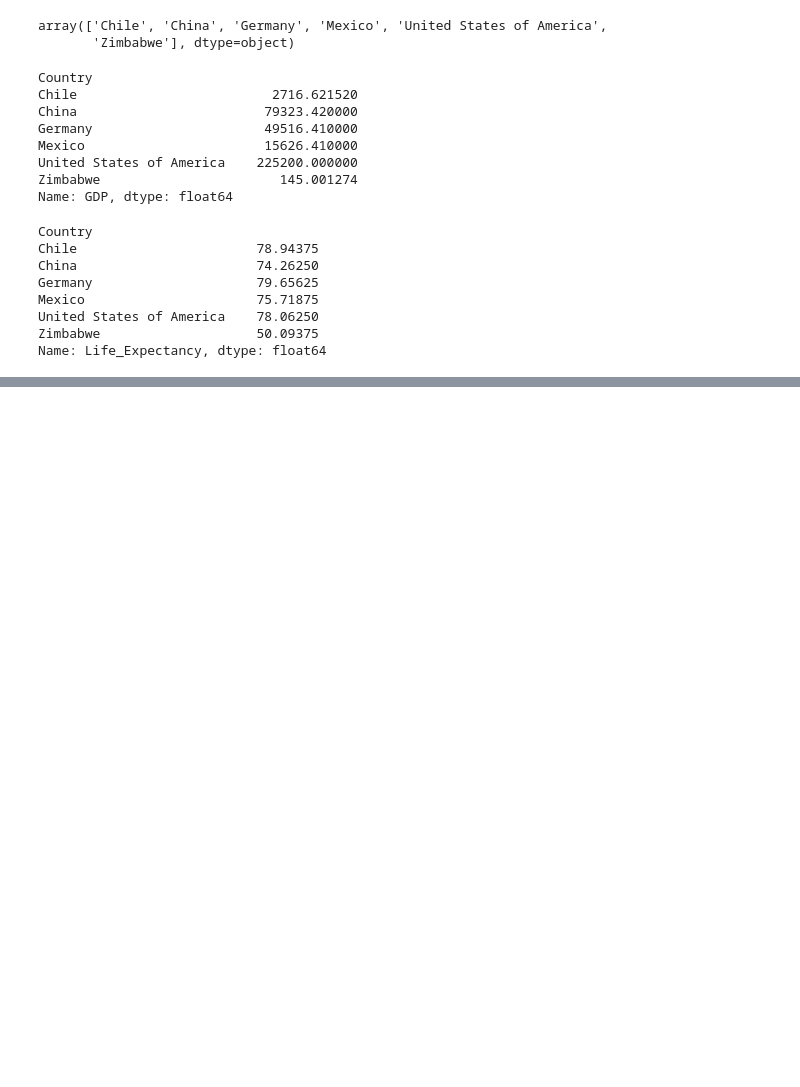
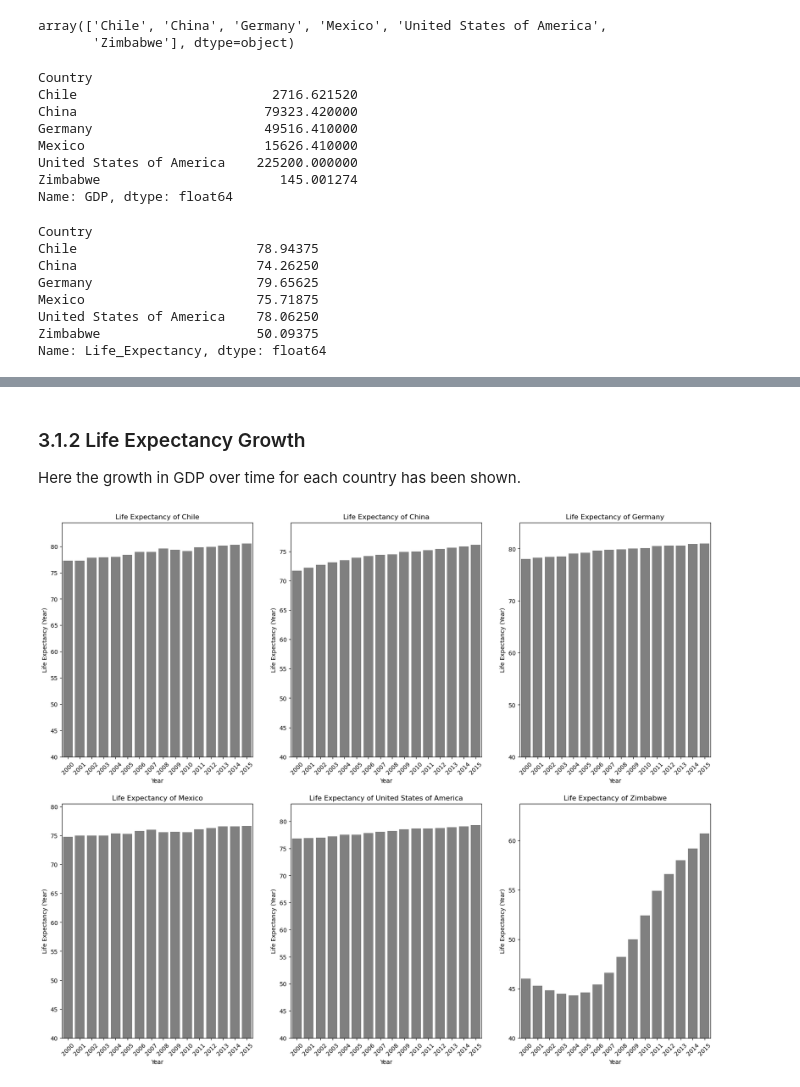
Before and after one commit to taharat-amin/life_expectancy_and_gdp_analysis, a Jupyter notebook: life_expectancy_gdp.ipynb, the cells around one changed output, grey strips where cells are left out. Saved outputs shown, nothing was run; the diff lists cells and outputs as text; code cells hidden in the pictures; blank space fills up the shorter version.

```diff
--- a/life_expectancy_gdp.ipynb
+++ b/life_expectancy_gdp.ipynb
@@ -99,0 +136,20 @@ Name: Life_Expectancy, dtype: float64
+# %% [markdown]
+### 3.1.2 Life Expectancy Growth
+
+Here the growth in GDP over time for each country has been shown.
+# %%
+plt.figure(figsize=(20, 16))
+countries = data['Country'].unique()
+for i in range(0, 6):
+    country = countries[i]
+    plt.subplot(2, 3, i+1)
+    sns.barplot(data=data[data['Country'] == country], x='Year', y='Life_Expectancy', color='grey')
+    plt.title(f'Life Expectancy of {country}')
+    plt.xlabel('Year')
+    plt.ylabel('Life Expectancy (Year)')
+    plt.ylim(40, None)
+    plt.xticks(rotation=45)
+
+plt.savefig('life_growth')
+# %% [output]
+[figure, added]
```
Also changed, not shown: parts of 12 cells of this notebook, 2 other files.
